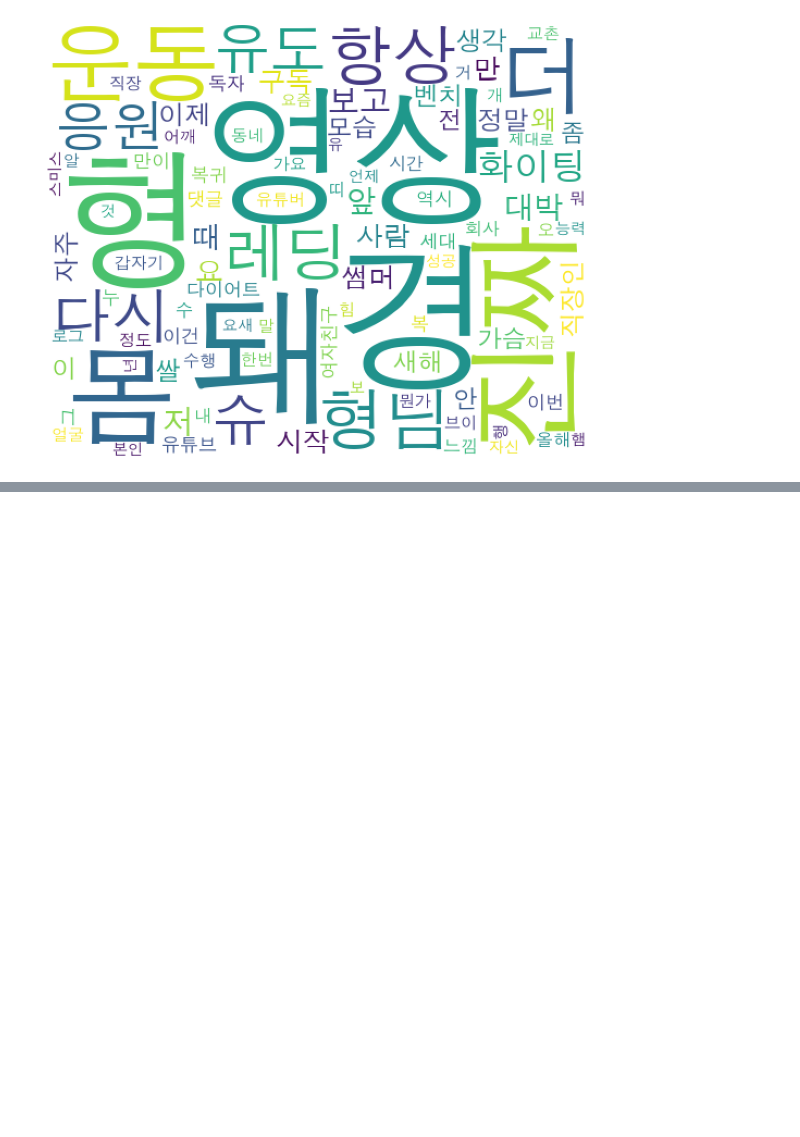
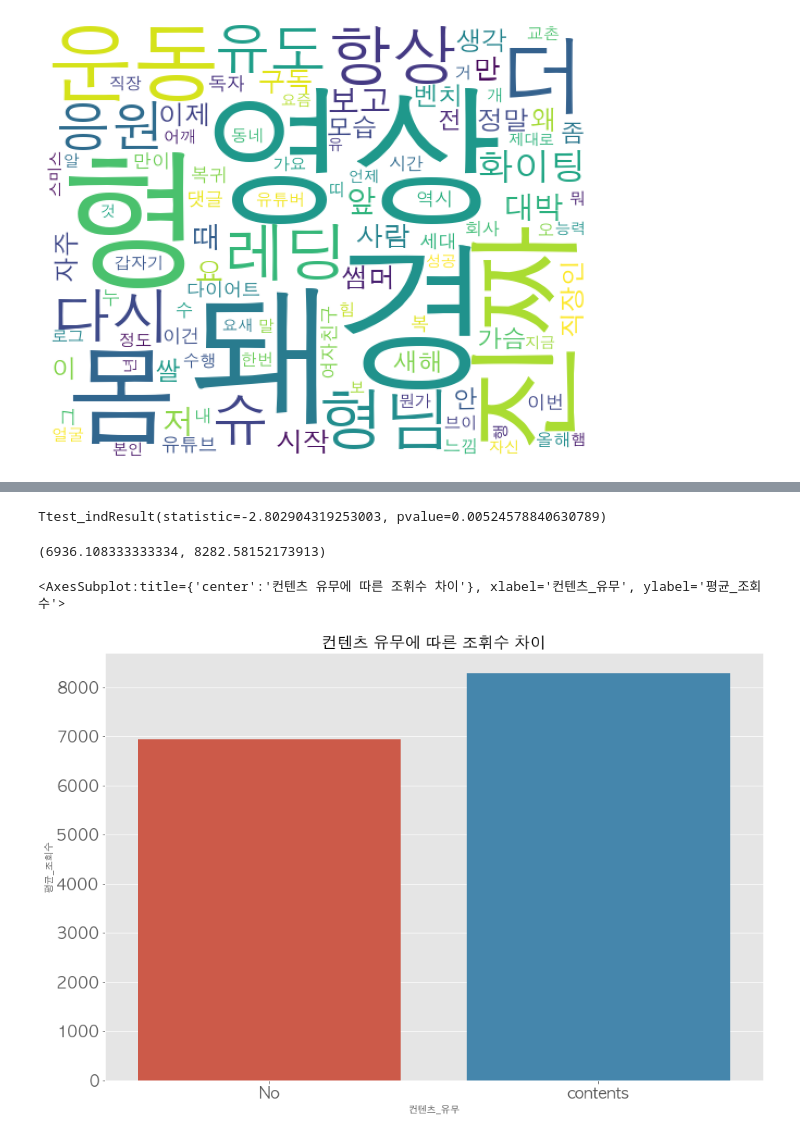
Before and after one commit to DominKim/Data_literacy, a Jupyter notebook: 2.프로젝트/1.경돼/3.스크립트/1.김도민/2_EDA.ipynb, the cells around one changed output, grey strips where cells are left out. Cells and saved outputs as stored; diff of their text form; code cells hidden in the pictures; blank space fills up the shorter version.

```diff
--- a/2.프로젝트/1.경돼/3.스크립트/1.김도민/2_EDA.ipynb
+++ b/2.프로젝트/1.경돼/3.스크립트/1.김도민/2_EDA.ipynb
@@ -608,0 +609,24 @@ Name: contents, Length: 84, dtype: int64
+# %%
+content1 = use_df[use_df["contents"] == ""]
+content2 = use_df[use_df["contents"] != ""]
+
+stats.ttest_ind(content1["view_count"], content2["view_count"])
+# %% [output]
+Ttest_indResult(statistic=-2.802904319253003, pvalue=0.00524578840630789)
+# %%
+content1["view_count"].mean(), content2["view_count"].mean()
+# %% [output]
+(6936.108333333334, 8282.58152173913)
+# %%
+use_df["contents_group"] = use_df["contents"].apply(lambda x: "No" if x == "" else "contents")
+a = use_df.groupby("contents_group")["view_count"].agg("mean").reset_index()
+a = a.rename({"view_count":"평균_조회수", "contents_group":"컨텐츠_유무"}, axis = 1)
+
+plt.figure(figsize = (15, 10))
+plt.title("컨텐츠 유무에 따른 조휘수 차이", fontsize = 20)
+plt.xticks(fontsize = 20)
+plt.yticks(fontsize = 20)
+sns.barplot(x = "컨텐츠_유무", y = "평균_조회수", data = a)
+# %% [output]
+<AxesSubplot:title={'center':'컨텐츠 유무에 따른 조휘수 차이'}, xlabel='컨텐츠_유무', ylabel='평균_조회수'>
+[figure, added]
```
Also changed, not shown: parts of 50 cells of this notebook.
